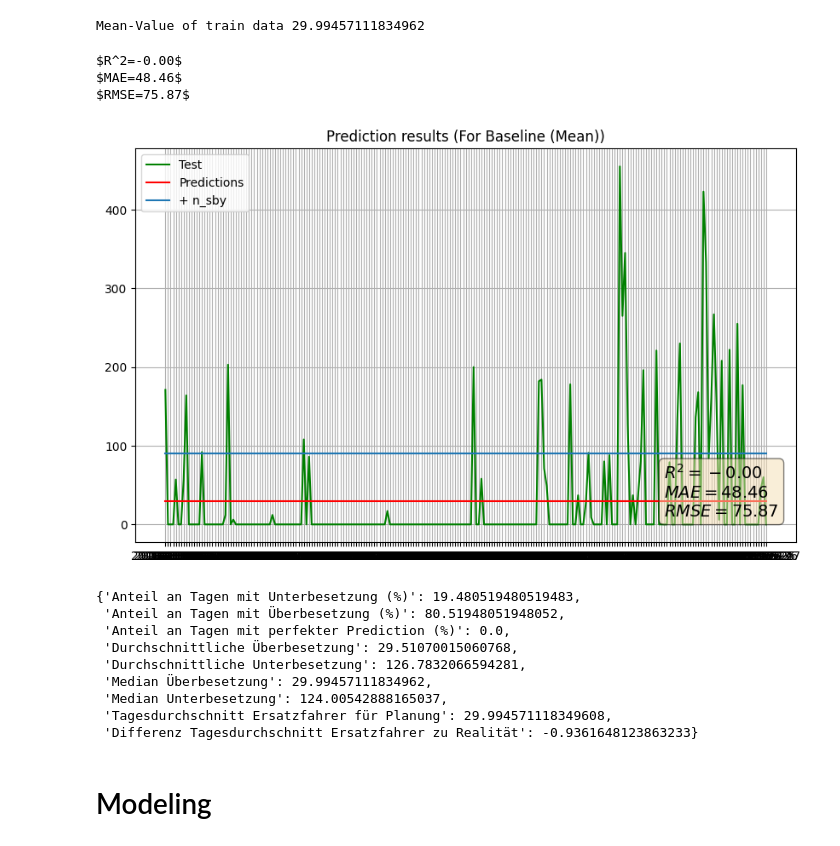
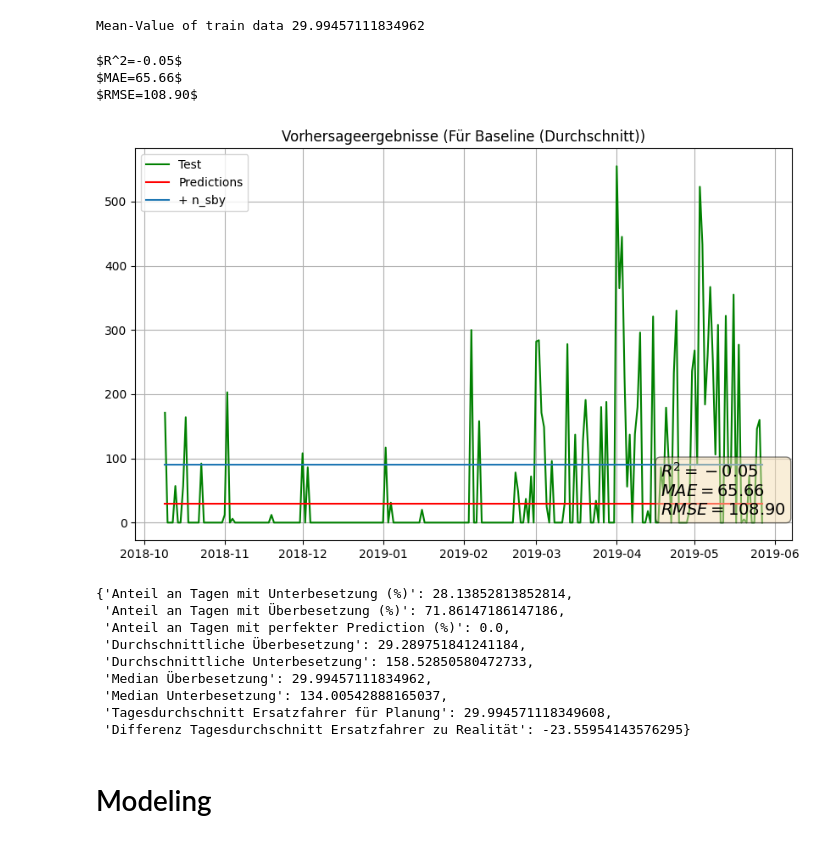
Before and after one commit to jasper-bk/Fallstudie_Model_Engineering_SoSe2024, a Jupyter notebook: notebooks/modeling/revised_modeling.ipynb, the cells around one changed output. Drawn from its saved outputs; the diff is of its cells as text; code cells hidden in the pictures.

```diff
--- a/notebooks/modeling/revised_modeling.ipynb
+++ b/notebooks/modeling/revised_modeling.ipynb
@@ -10,6 +10,13 @@ import pandas as pd
 # Load the dataset
 file_path = '../../data/processed/sickness_table.csv'
 df = pd.read_csv(file_path, index_col=0)
+
+
+# Convert date string column to datetime column
+df.index = pd.to_datetime(df.index)
+
+# Set daily frequency
+df = df.asfreq('d')
 # %%
 display(df.head())
 display(df.describe())
@@ -141,7 +148,8 @@ def plot_regression_predictions(y_true: pd.DataFrame, y_pred: pd.DataFrame, y_tr
 
     # Plot
     plt.figure(figsize=(10, 6))
-    plt.title(f'Prediction results' + (f" ({annotation})" if annotation else ""))
+    plt.title(f'Vorhersageergebnisse' + (f" ({annotation})" if annotation else ""))
+    #plt.title(f'Prediction results' + (f" ({annotation})" if annotation else ""))
 
     if y_train is not None:
         plt.plot(y_train.index, y_train, label='Train', color='blue')
@@ -156,47 +164,47 @@ def plot_regression_predictions(y_true: pd.DataFrame, y_pred: pd.DataFrame, y_tr
         y_pred.select_dtypes(include=[float, int]).max().max(),
         additional_column_df.select_dtypes(include=[float, int]).max().max(),
         ])
 
         for column in additional_column_df.columns:
             if additional_column_df[column].dtype == bool:
                 plt.plot(additional_column_df.index, additional_column_df[column].astype(int) * max_value, label =  "+ " +column + " (bool)", linestyle="dotted")
             else:
                 plt.plot(additional_column_df.index, additional_column_df[column], label = "+ " + column)
 
     props = dict(boxstyle='round', facecolor='wheat', alpha=0.5)
 
     textstr = '\n'.join((
         r'$R^2=%.2f$' % (r2, ),
         r'$MAE=%.2f$' % (mae, ),
         r'$RMSE=%.2f$' % (rmse, )))
 
     print(textstr)
 
     plt.text(0.8, 0.2, textstr, transform=plt.gca().transAxes, fontsize=14,
         verticalalignment='top', bbox=props)
 
     plt.legend()
     plt.grid()
     plt.show()
 
 
-plot_regression_predictions(test[[target_column_name]], test[["baseline_pred"]],  additional_column_df=test[["n_sby"]], annotation="For Baseline (Mean)")
+plot_regression_predictions(test[[target_column_name]], test[["baseline_pred"]],  additional_column_df=test[["n_sby"]], annotation="Für Baseline (Durchschnitt)")
 
 display(calculate_custom_personal_metrics(test, "sby_need", "baseline_pred"))
 # %% [output]
-$R^2=-0.00$
-$MAE=48.46$
-$RMSE=75.87$
+$R^2=-0.05$
+$MAE=65.66$
+$RMSE=108.90$
-[figure, old version]
+[figure, new version]
-{'Anteil an Tagen mit Unterbesetzung (%)': 19.480519480519483,
- 'Anteil an Tagen mit Überbesetzung (%)': 80.51948051948052,
+{'Anteil an Tagen mit Unterbesetzung (%)': 28.13852813852814,
+ 'Anteil an Tagen mit Überbesetzung (%)': 71.86147186147186,
  'Anteil an Tagen mit perfekter Prediction (%)': 0.0,
- 'Durchschnittliche Überbesetzung': 29.51070015060768,
- 'Durchschnittliche Unterbesetzung': 126.7832066594281,
+ 'Durchschnittliche Überbesetzung': 29.289751841241184,
+ 'Durchschnittliche Unterbesetzung': 158.52850580472733,
  'Median Überbesetzung': 29.99457111834962,
- 'Median Unterbesetzung': 124.00542888165037,
+ 'Median Unterbesetzung': 134.00542888165037,
  'Tagesdurchschnitt Ersatzfahrer für Planung': 29.994571118349608,
- 'Differenz Tagesdurchschnitt Ersatzfahrer zu Realität': -0.9361648123863233}
+ 'Differenz Tagesdurchschnitt Ersatzfahrer zu Realität': -23.55954143576295}
 # %% [markdown]
 # Modeling
 # %%
```
Also changed, not shown: parts of 15 cells of this notebook, 9 other files.
